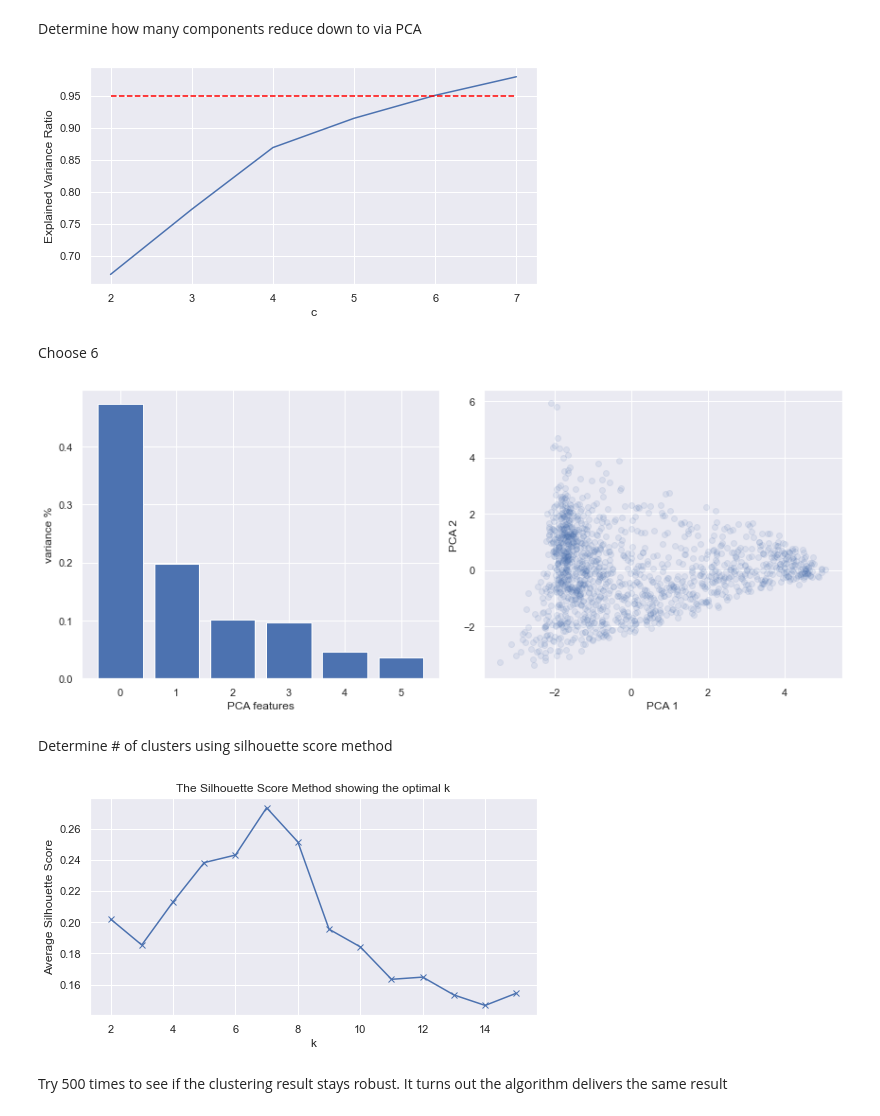
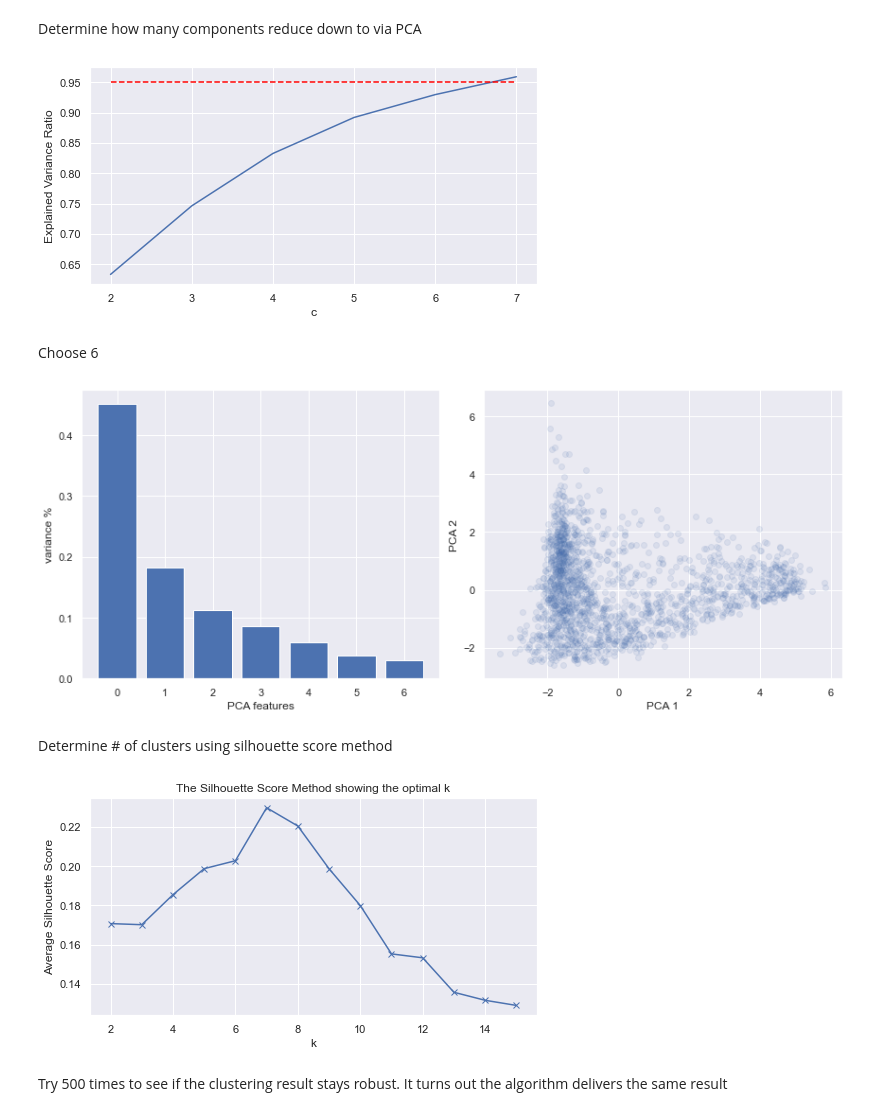
Before and after one commit to xulianrenzoku/synergy_clustering, a Jupyter notebook: nba_clustering_models.ipynb, the cells around one changed output. Saved outputs shown, nothing was run; the diff lists cells and outputs as text; code cells hidden in the pictures.

Commit message:
Changes for switching from half court only to half court plus transition

```diff
--- a/nba_clustering_models.ipynb
+++ b/nba_clustering_models.ipynb
@@ -50,13 +50,13 @@ s_df.shape
 # %% [markdown]
 Include labels regarding half court offense only
 # %%
-s_df['Overall_Poss'] = s_df['Overall_Poss'] - s_df['Miscellaneous_Poss'] - s_df['Transition_Poss']
+s_df['Overall_Poss'] = s_df['Overall_Poss'] - s_df['Miscellaneous_Poss']
 # %%
 poss_weights_cols = ['Spot Up_Poss%', 'P&R Ball Handler_Poss%',
                      'Hand Off_Poss%', 'Off Screen_Poss%',
                      'Cut_Poss%', 'Offensive Rebounds (put backs)_Poss%',
                      'P&R Roll Man_Poss%', 'Isolation_Poss%',
-                     'Post-Up_Poss%']
+                     'Post-Up_Poss%', 'Transition_Poss%']
 # %%
 for col in poss_weights_cols:
     s_df[col] = s_df[col.replace('%', '')] / s_df['Overall_Poss']
@@ -64,6 +64,6 @@ for col in poss_weights_cols:
 # %% [markdown]
 Filter in players with 250 shot possessions
 # %%
-s_df = s_df[s_df['Overall_Poss'] >= 250]
+s_df = s_df[s_df['Overall_Poss'] >= 200]
 s_df.shape
 # %% [output]
@@ -215,7 +215,8 @@ synergy_name_dict = {'kevinknoxii': 'kevinknox',
                      'nicolasclaxton': 'nicclaxton',
                      'juanhernangomez': 'juanchohernangomez',
                      'guillermohernangomez': 'willyhernangomez',
-                     'timothéluwawu-cabarrot': 'timotheluwawu-cabarrot'}
+                     'timothéluwawu-cabarrot': 'timotheluwawu-cabarrot',
+                     'nahshonhyland': 'boneshyland'}
 s_df['Player_Alt'] = s_df['Player_Alt'].apply(lambda x: synergy_name_dict[x]
                                               if x in synergy_name_dict.keys()
                                               else x)
@@ -400,30 +401,30 @@ figsize(8, 4)
 pre_pca_pipe = make_pipeline(RobustScaler(), StandardScaler())
 plot_pca_explained_var(pre_pca_pipe.fit_transform(X))
 # %% [output]
-[figure, old version]
+[figure, new version]
 # %% [markdown]
 Choose 6
 # %%
 pre_pca_pipe = make_pipeline(RobustScaler(), StandardScaler())
-pca = PCA(n_components=6)
+pca = PCA(n_components=7)
 pca.fit(pre_pca_pipe.fit_transform(X))
 pca_components = pca.transform(pre_pca_pipe.fit_transform(X))
 
 figsize(12, 5)
 plt.subplot(1, 2, 1)
 plt.bar(range(pca.n_components_), pca.explained_variance_ratio_)
 plt.xlabel('PCA features')
 plt.ylabel('variance %')
 plt.xticks(range(pca.n_components_))
 
 plt.subplot(1, 2, 2)
 plt.scatter(pca_components[:, 0], pca_components[:, 1], alpha=.1)
 plt.xlabel('PCA 1')
 plt.ylabel('PCA 2')
 
 plt.tight_layout()
 # %% [output]
-[figure, old version]
+[figure, new version]
 # %%
 pre_cluster_scaler = StandardScaler()
 X_transformed = pre_cluster_scaler.fit_transform(pca_components)
@@ -433,7 +434,7 @@ Determine # of clusters using silhouette score method
 figsize(8, 4)
 plot_silhouette_score(X_transformed)
 # %% [output]
-[figure, old version]
+[figure, new version]
 # %% [markdown]
 Try 500 times to see if the clustering result stays robust. It turns out the algorithm delivers the same result
 # %%
```
Also changed, not shown: parts of 40 cells of this notebook, 1 other file.
